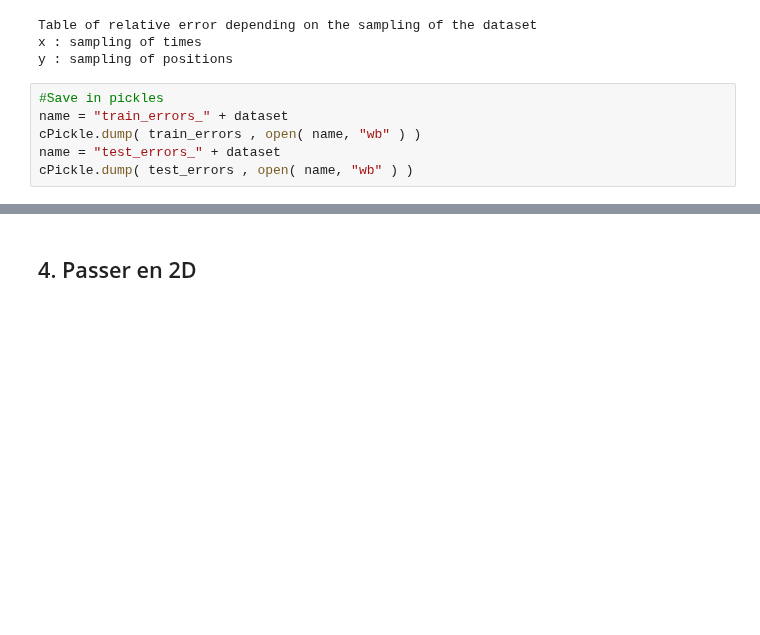
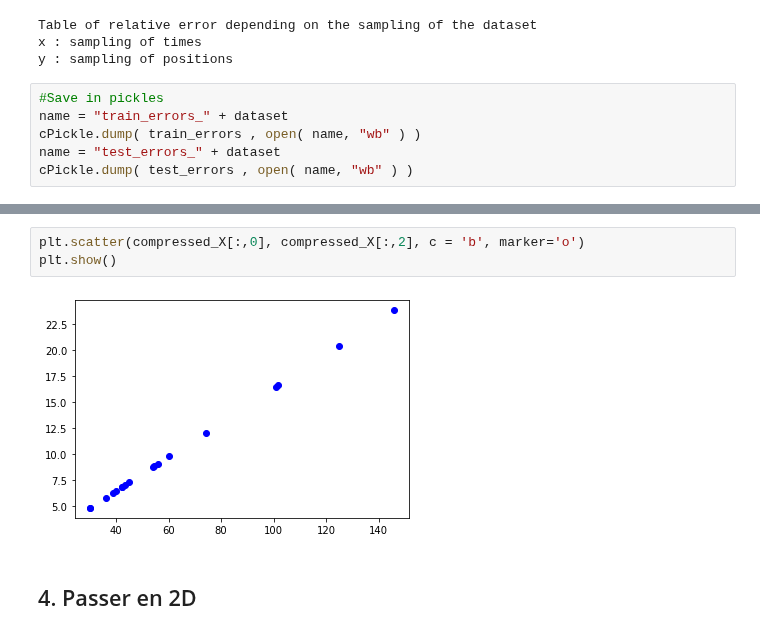
Before and after one commit to CS-433/ml-project-2-thevipers2, a Jupyter notebook: main.ipynb, the cells around one changed output, grey strips where cells are left out. Cells and saved outputs as stored; diff of their text form; blank space fills up the shorter version.

```diff
--- a/main.ipynb
+++ b/main.ipynb
@@ -486,3 +578,8 @@ cPickle.dump( test_errors , open( name, "wb" ) )
+# %%
+plt.scatter(compressed_X[:,0], compressed_X[:,2], c = 'b', marker='o')
+plt.show()
+# %% [output]
+[figure, added]
 # %% [markdown]
 ## 4. Passer en 2D
 # %% [markdown]
```
Also changed, not shown: parts of 5 cells of this notebook, 1 other file.
